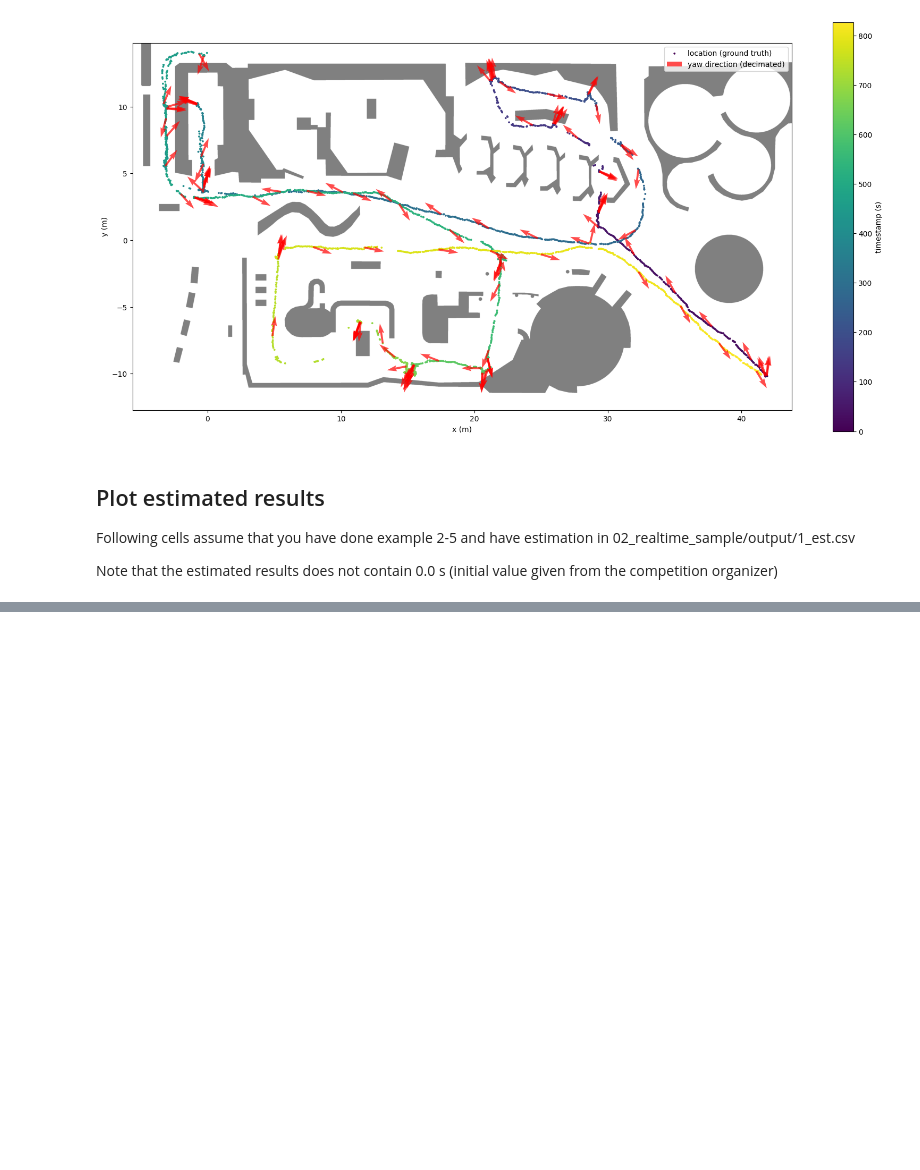
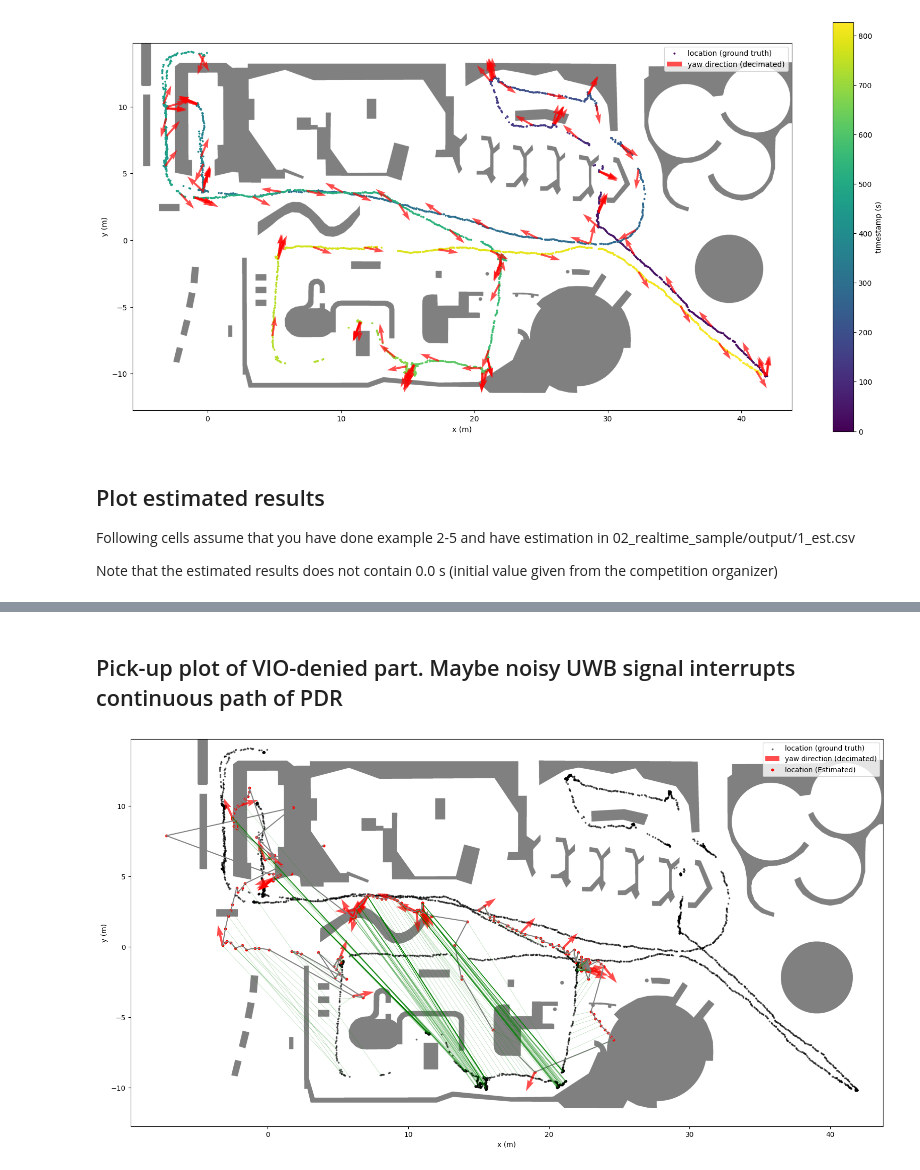
Before and after one commit to PDR-benchmark-standardization-committee/xdr-challenge-2025-examples, a Jupyter notebook: 03_map_plot.ipynb, the cells around one changed output, grey strips where cells are left out. Cells and saved outputs as stored; diff of their text form; code cells hidden in the pictures; blank space fills up the shorter version.

Commit message:
fix bug and add more visualization for vio-denied part

```diff
--- a/03_map_plot.ipynb
+++ b/03_map_plot.ipynb
@@ -143,0 +144,39 @@ plt.show()
+# %% [markdown]
+## Pick-up plot of VIO-denied part. Maybe noisy UWB signal interrupts continuous path of PDR
+# %%
+ts_start = 530
+ts_end = 750
+
+df_est_plt = df_est[(df_est.timestamp > ts_start) & (df_est.timestamp < ts_end)]
+
+
+fig, ax = plt.subplots(1,1,figsize=(20, 10))
+plot_map(ax, bitmap_array, map_origin, map_ppm)
+
+scatter = ax.scatter(df_gt.x, df_gt.y, c="k", alpha=0.5, s=3, label="location (ground truth)")
+
+plot_yaw(ax, df_est_plt, decimation_rate=10)
+ax.plot(df_est_plt.x, df_est_plt.y, "gray")
+scatter = ax.scatter(df_est_plt.x, df_est_plt.y, c="r", s=10, label="location (Estimated)")
+
+tolerance = 0.05
+
+est_ts = df_est_plt.timestamp.values[:, np.newaxis]
+gt_ts = df_gt.timestamp.values
+matches = np.abs(est_ts - gt_ts) <= tolerance
+
+est_indices, gt_indices = np.where(matches)
+
+for ei, gi in zip(est_indices, gt_indices):
+    est_row = df_est_plt.iloc[ei]
+    gt_row = df_gt.iloc[gi]
+    ax.plot([est_row.x, gt_row.x], [est_row.y, gt_row.y], 'g-', alpha=0.3, linewidth=0.5)
+
+
+ax.set_xlabel("x (m)")
+ax.set_ylabel("y (m)")
+
+plt.legend()
+plt.show()
+# %% [output]
+[figure, added]
```
Also changed, not shown: parts of 2 cells of this notebook, 1 other file.
